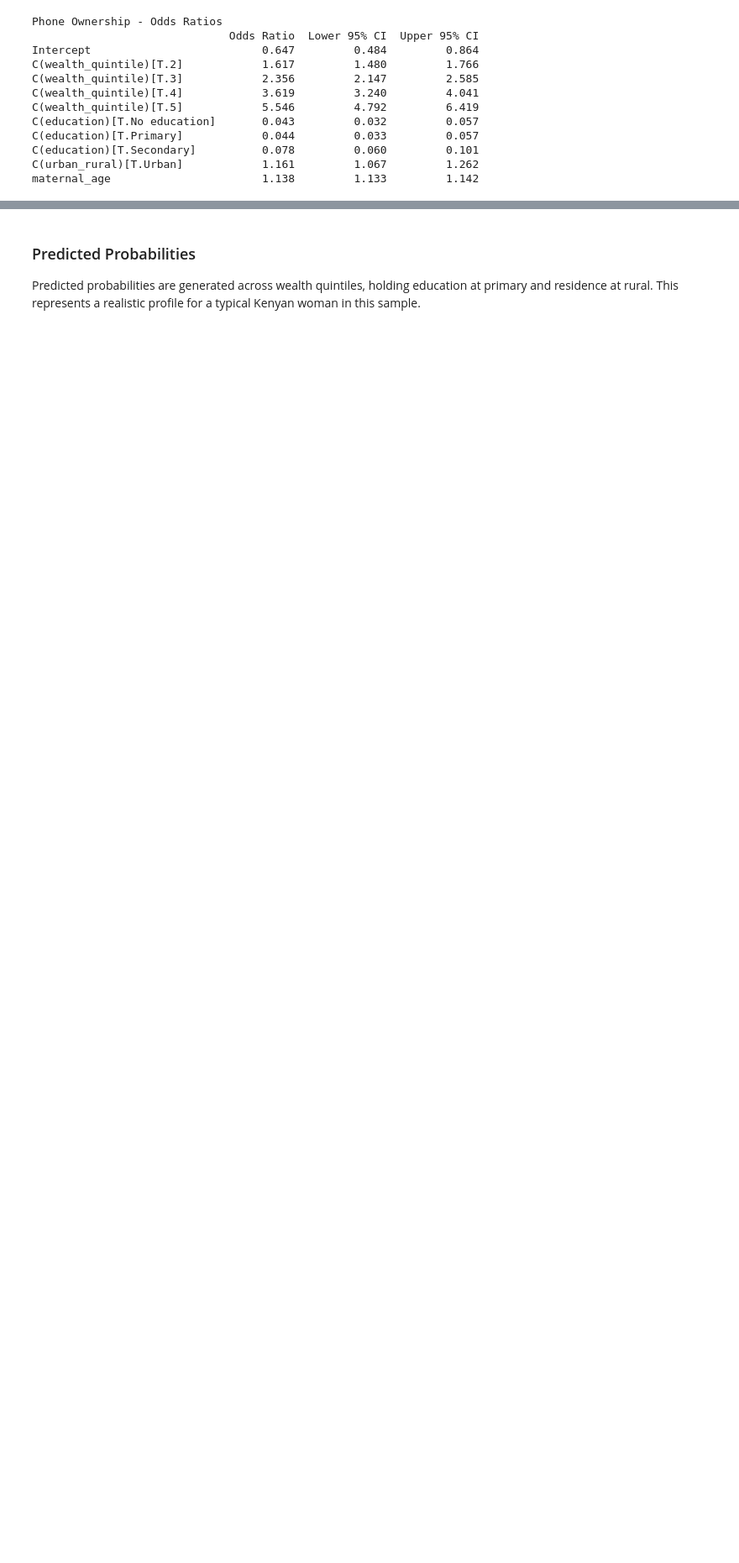
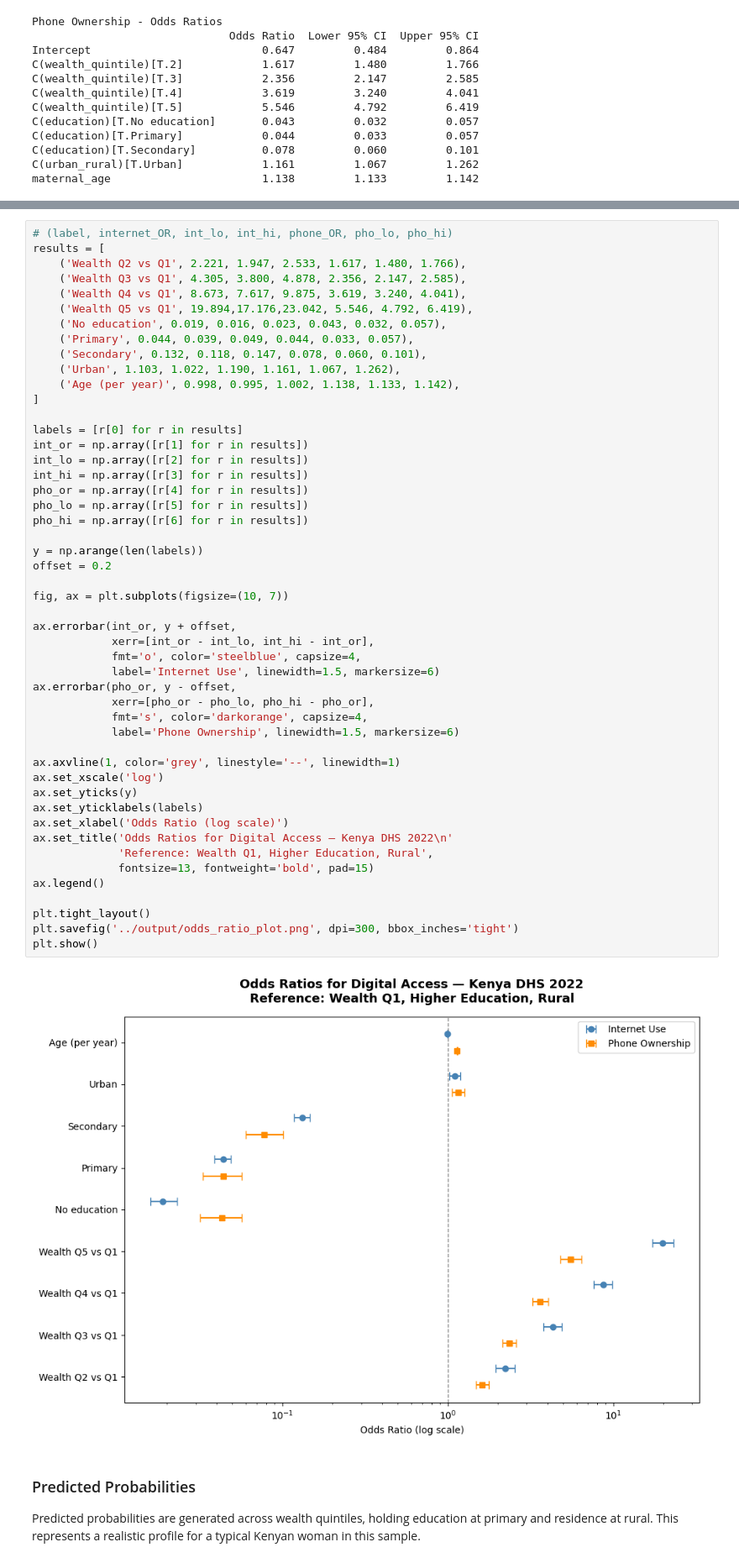
Before and after one commit to aulanni-kidd/qss20_final_digital_health_access, a Jupyter notebook: code/02_regressions.ipynb, the cells around one changed output, grey strips where cells are left out. Shown at 84% size. Drawn from its saved outputs; the diff is of its cells as text; blank space fills up the shorter version.

```diff
--- a/code/02_regressions.ipynb
+++ b/code/02_regressions.ipynb
@@ -126,3 +128,54 @@ maternal_age                       1.138         1.133         1.142
+# %%
+# (label, internet_OR, int_lo, int_hi, phone_OR, pho_lo, pho_hi)
+results = [
+    ('Wealth Q2 vs Q1', 2.221, 1.947, 2.533, 1.617, 1.480, 1.766),
+    ('Wealth Q3 vs Q1', 4.305, 3.800, 4.878, 2.356, 2.147, 2.585),
+    ('Wealth Q4 vs Q1', 8.673, 7.617, 9.875, 3.619, 3.240, 4.041),
+    ('Wealth Q5 vs Q1', 19.894,17.176,23.042, 5.546, 4.792, 6.419),
+    ('No education', 0.019, 0.016, 0.023, 0.043, 0.032, 0.057),
+    ('Primary', 0.044, 0.039, 0.049, 0.044, 0.033, 0.057),
+    ('Secondary', 0.132, 0.118, 0.147, 0.078, 0.060, 0.101),
+    ('Urban', 1.103, 1.022, 1.190, 1.161, 1.067, 1.262),
+    ('Age (per year)', 0.998, 0.995, 1.002, 1.138, 1.133, 1.142),
+]
+
+labels = [r[0] for r in results]
+int_or = np.array([r[1] for r in results])
+int_lo = np.array([r[2] for r in results])
+int_hi = np.array([r[3] for r in results])
+pho_or = np.array([r[4] for r in results])
+pho_lo = np.array([r[5] for r in results])
+pho_hi = np.array([r[6] for r in results])
+
+y = np.arange(len(labels))
+offset = 0.2
+
+fig, ax = plt.subplots(figsize=(10, 7))
+
+ax.errorbar(int_or, y + offset,
+            xerr=[int_or - int_lo, int_hi - int_or],
+            fmt='o', color='steelblue', capsize=4,
+            label='Internet Use', linewidth=1.5, markersize=6)
+ax.errorbar(pho_or, y - offset,
+            xerr=[pho_or - pho_lo, pho_hi - pho_or],
+            fmt='s', color='darkorange', capsize=4,
+            label='Phone Ownership', linewidth=1.5, markersize=6)
+
+ax.axvline(1, color='grey', linestyle='--', linewidth=1)
+ax.set_xscale('log')
+ax.set_yticks(y)
+ax.set_yticklabels(labels)
+ax.set_xlabel('Odds Ratio (log scale)')
+ax.set_title('Odds Ratios for Digital Access — Kenya DHS 2022\n'
+             'Reference: Wealth Q1, Higher Education, Rural',
+             fontsize=13, fontweight='bold', pad=15)
+ax.legend()
+
+plt.tight_layout()
+plt.savefig('../output/odds_ratio_plot.png', dpi=300, bbox_inches='tight')
+plt.show()
+# %% [output]
+[figure, added]
 # %% [markdown]
 ### Predicted Probabilities
 Predicted probabilities are generated across wealth quintiles, holding education at primary and residence at rural. This represents a realistic profile for a typical Kenyan woman in this sample.
```
Also changed, not shown: parts of 3 cells of this notebook, 4 other files.
